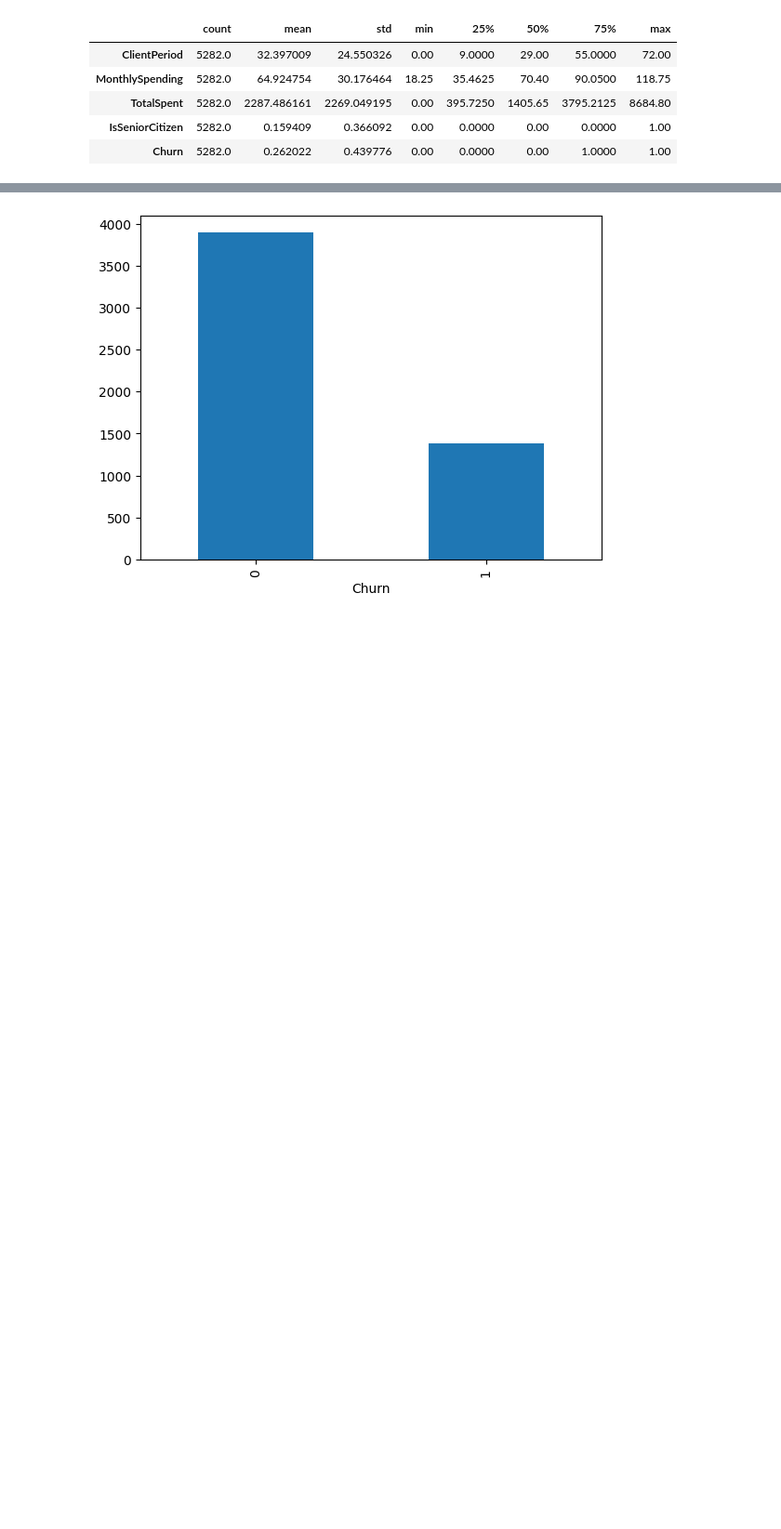
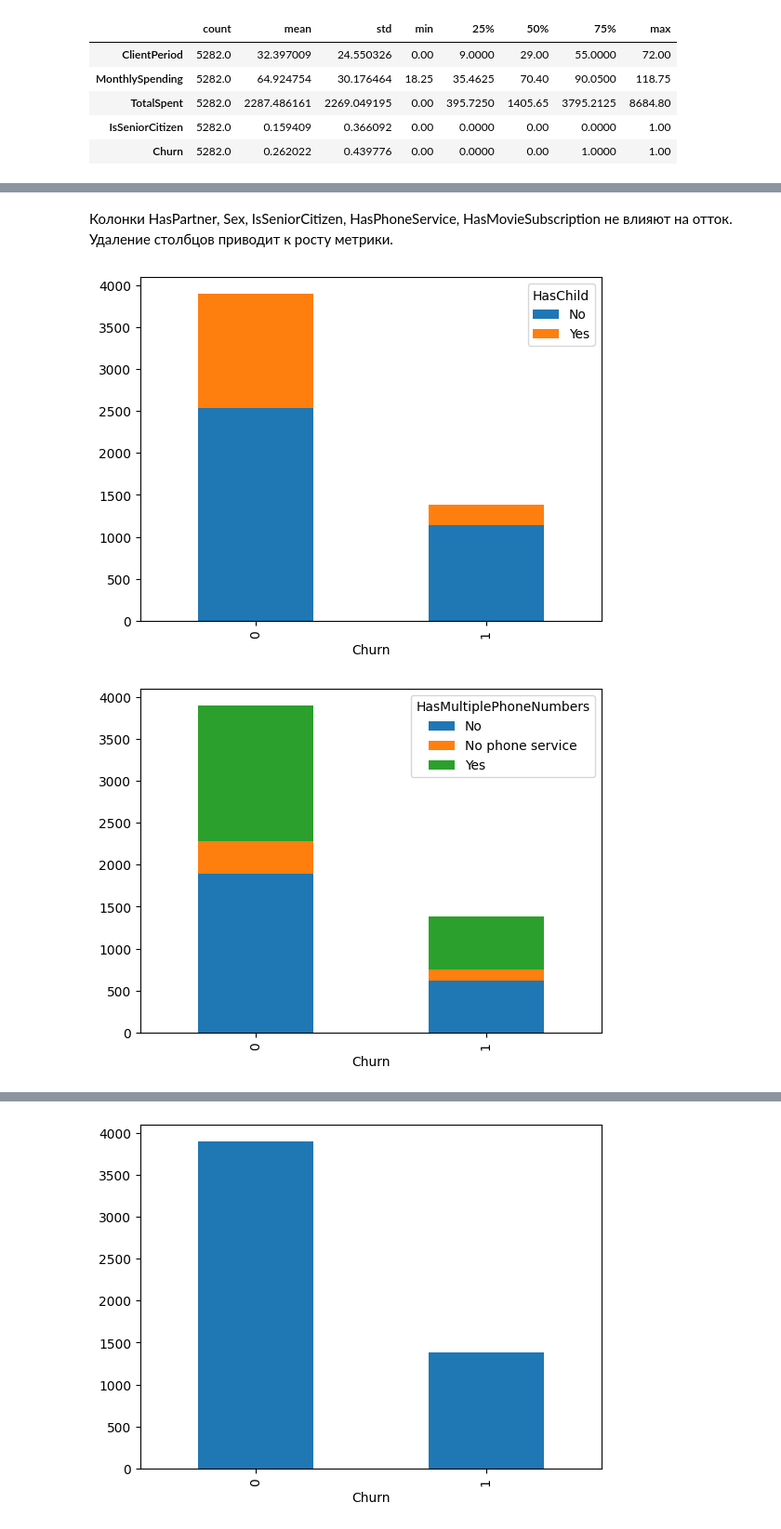
Before and after one commit to Paul-the-human/user_churn, a Jupyter notebook: user_churn.ipynb, the cells around one changed output, grey strips where cells are left out. Shown at 93% size. Saved outputs shown, nothing was run; the diff lists cells and outputs as text; code cells hidden in the pictures; blank space fills up the shorter version.

```diff
--- a/user_churn.ipynb
+++ b/user_churn.ipynb
@@ -42,0 +72,23 @@ df.describe().T
+# %% [markdown]
+Колонки HasPartner, Sex, IsSeniorCitizen, HasPhoneService, HasMovieSubscription не влияют на отток.
+Удаление столбцов приводит к росту метрики.
+# %%
+categorical_cols = [
+    'HasChild',
+    'HasMultiplePhoneNumbers',
+    'HasInternetService',
+    'HasOnlineSecurityService',
+    'HasOnlineBackup',
+    'HasDeviceProtection',
+    'HasTechSupportAccess',
+    'HasOnlineTV',
+    'HasContractPhone',
+    'IsBillingPaperless',
+    'PaymentMethod',
+]
+
+for col in categorical_cols:
+    churn_by_category(col)
+# %% [output]
+[figure, added]
+[figure, added]
```
Also changed, not shown: parts of 23 cells of this notebook.
